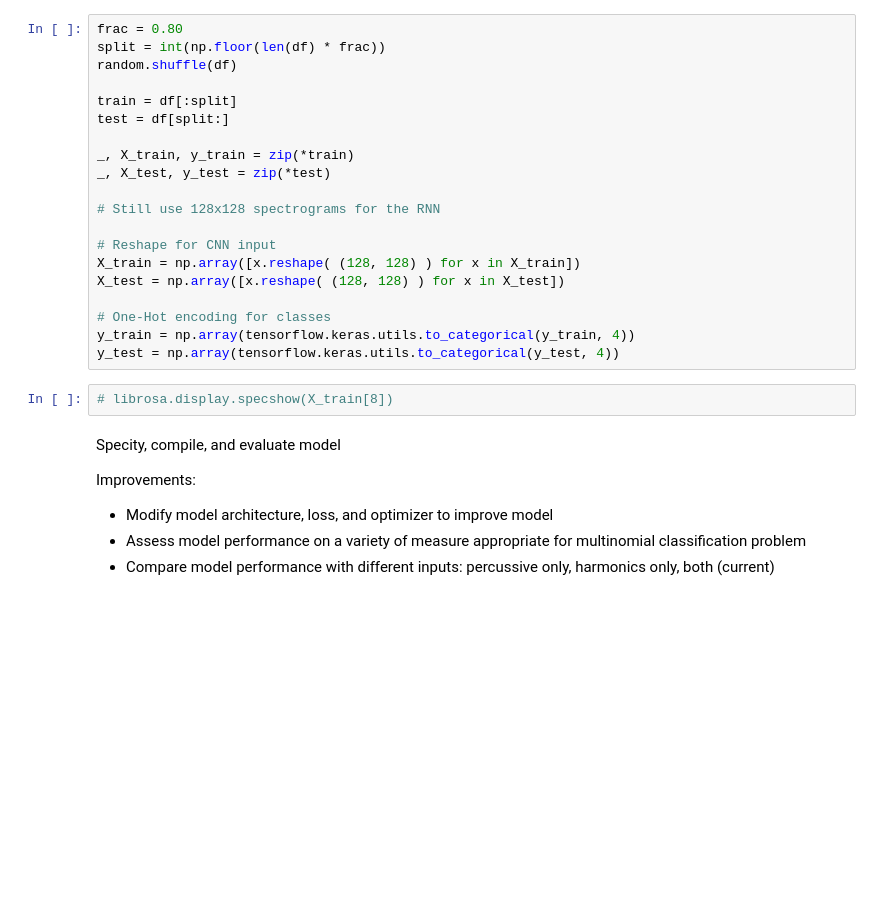
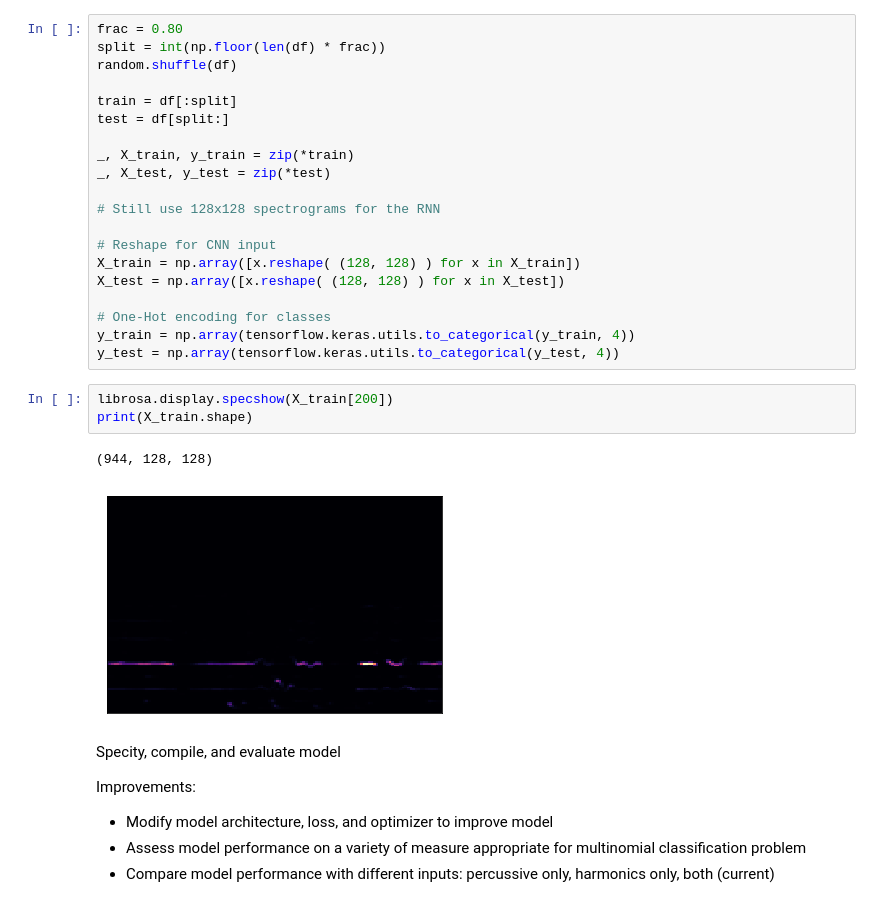
Before and after one commit to akshays97/generativeMusic, a Jupyter notebook: notebooks/recurrent.ipynb, the cells around one changed output. Saved outputs shown, nothing was run; the diff lists cells and outputs as text; blank space fills up the shorter version.

```diff
--- a/notebooks/recurrent.ipynb
+++ b/notebooks/recurrent.ipynb
@@ -91,8 +90,12 @@ X_test = np.array([x.reshape( (128, 128) ) for x in X_test])
 # One-Hot encoding for classes
 y_train = np.array(tensorflow.keras.utils.to_categorical(y_train, 4))
 y_test = np.array(tensorflow.keras.utils.to_categorical(y_test, 4))
-# %%
-# librosa.display.specshow(X_train[8])
+# %%
+librosa.display.specshow(X_train[200])
+print(X_train.shape)
+# %% [output]
+(944, 128, 128)
+[figure, added]
 # %% [markdown]
 Specity, compile, and evaluate model
 
```
Also changed, not shown: parts of 6 cells of this notebook, 2 other files.
